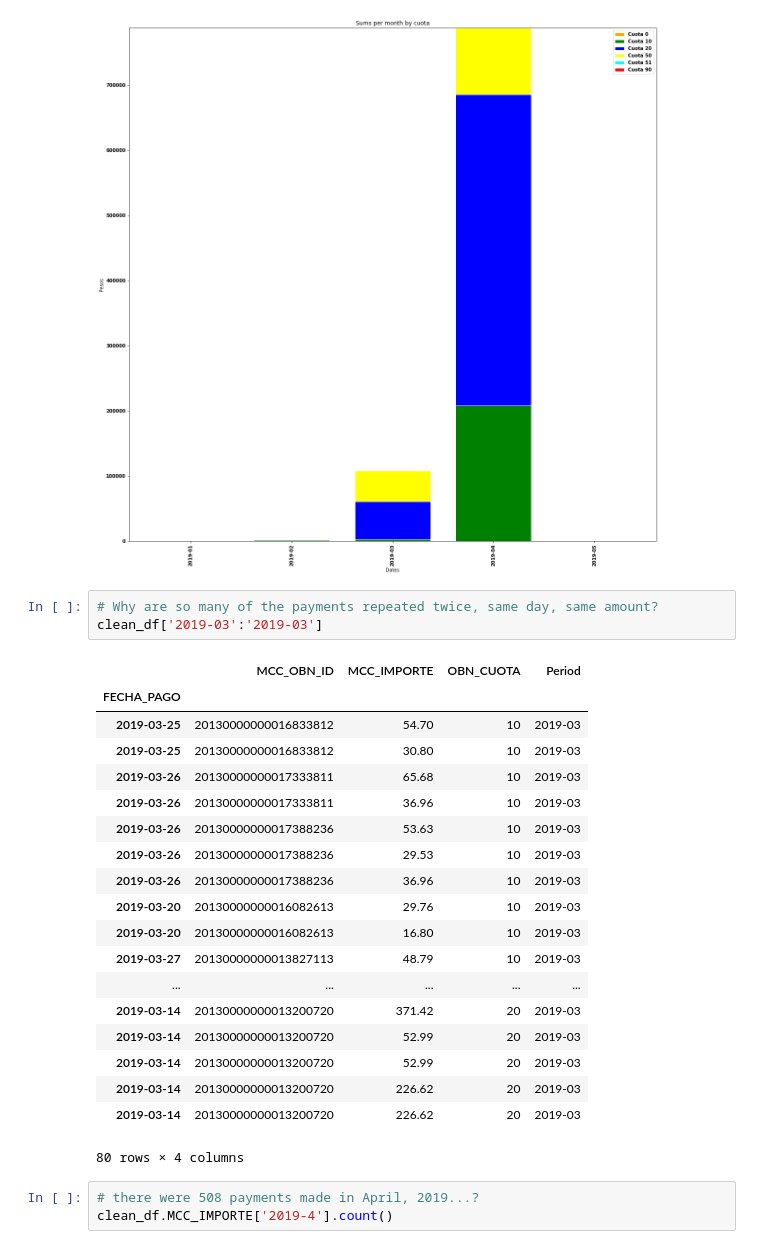
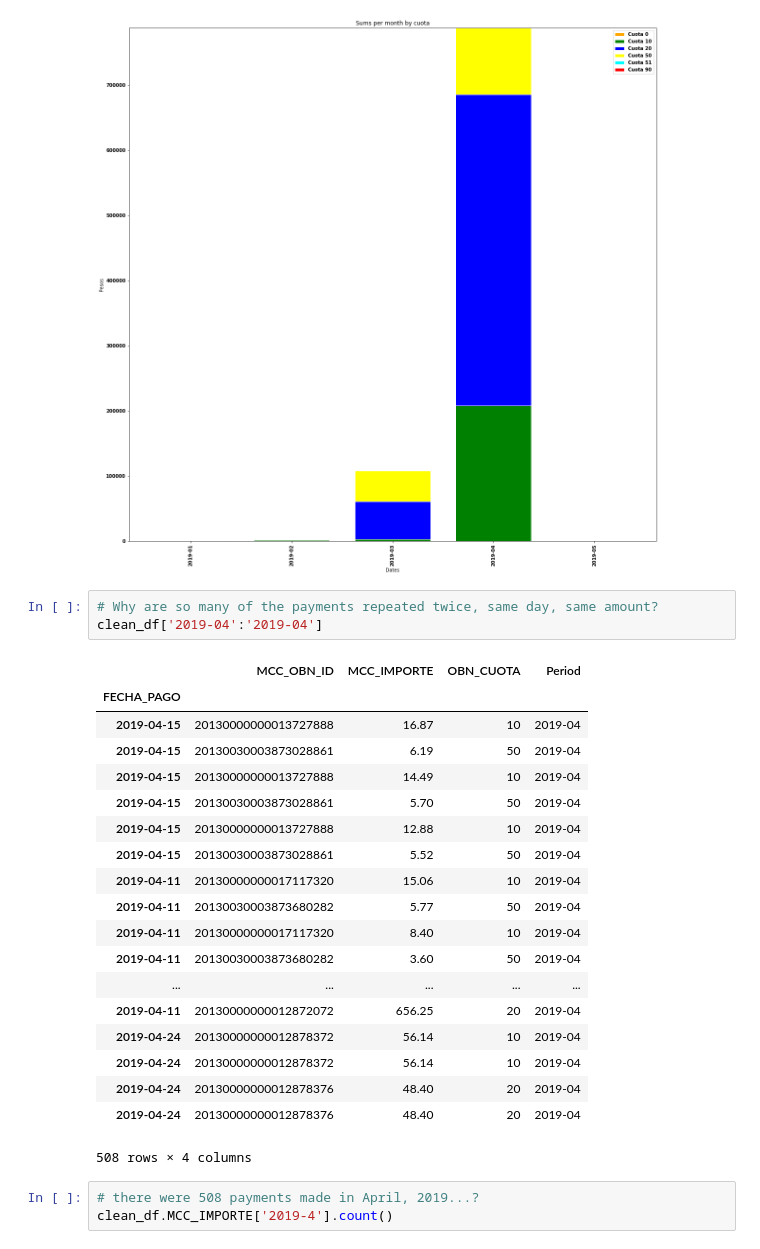
Before and after one commit to bubjanes/time_series_analysis, a Jupyter notebook: descriptive_analytics/stacked_bar_charts.ipynb, the cells around one changed output. Saved outputs shown, nothing was run; the diff lists cells and outputs as text.

```diff
--- a/descriptive_analytics/stacked_bar_charts.ipynb
+++ b/descriptive_analytics/stacked_bar_charts.ipynb
@@ -327,27 +327,27 @@ plt.show()
 [figure]
 # %%
 # Why are so many of the payments repeated twice, same day, same amount?
-clean_df['2019-03':'2019-03']
+clean_df['2019-04':'2019-04']
 # %% [output]
 |  | MCC_OBN_ID | MCC_IMPORTE | OBN_CUOTA | Period |
 | FECHA_PAGO |  |  |  |  |
-| 2019-03-25 | 20130000000016833812 | 54.70 | 10 | 2019-03 |
-| 2019-03-25 | 20130000000016833812 | 30.80 | 10 | 2019-03 |
-| 2019-03-26 | 20130000000017333811 | 65.68 | 10 | 2019-03 |
-| 2019-03-26 | 20130000000017333811 | 36.96 | 10 | 2019-03 |
-| 2019-03-26 | 20130000000017388236 | 53.63 | 10 | 2019-03 |
-| 2019-03-26 | 20130000000017388236 | 29.53 | 10 | 2019-03 |
-| 2019-03-26 | 20130000000017388236 | 36.96 | 10 | 2019-03 |
-| 2019-03-20 | 20130000000016082613 | 29.76 | 10 | 2019-03 |
-| 2019-03-20 | 20130000000016082613 | 16.80 | 10 | 2019-03 |
-| 2019-03-27 | 20130000000013827113 | 48.79 | 10 | 2019-03 |
+| 2019-04-15 | 20130000000013727888 | 16.87 | 10 | 2019-04 |
+| 2019-04-15 | 20130030003873028861 | 6.19 | 50 | 2019-04 |
+| 2019-04-15 | 20130000000013727888 | 14.49 | 10 | 2019-04 |
+| 2019-04-15 | 20130030003873028861 | 5.70 | 50 | 2019-04 |
+| 2019-04-15 | 20130000000013727888 | 12.88 | 10 | 2019-04 |
+| 2019-04-15 | 20130030003873028861 | 5.52 | 50 | 2019-04 |
+| 2019-04-11 | 20130000000017117320 | 15.06 | 10 | 2019-04 |
+| 2019-04-11 | 20130030003873680282 | 5.77 | 50 | 2019-04 |
+| 2019-04-11 | 20130000000017117320 | 8.40 | 10 | 2019-04 |
+| 2019-04-11 | 20130030003873680282 | 3.60 | 50 | 2019-04 |
 | ... | ... | ... | ... | ... |
-| 2019-03-14 | 20130000000013200720 | 371.42 | 20 | 2019-03 |
-| 2019-03-14 | 20130000000013200720 | 52.99 | 20 | 2019-03 |
-| 2019-03-14 | 20130000000013200720 | 52.99 | 20 | 2019-03 |
-| 2019-03-14 | 20130000000013200720 | 226.62 | 20 | 2019-03 |
-| 2019-03-14 | 20130000000013200720 | 226.62 | 20 | 2019-03 |
+| 2019-04-11 | 20130000000012872072 | 656.25 | 20 | 2019-04 |
+| 2019-04-24 | 20130000000012878372 | 56.14 | 10 | 2019-04 |
+| 2019-04-24 | 20130000000012878372 | 56.14 | 10 | 2019-04 |
+| 2019-04-24 | 20130000000012878376 | 48.40 | 20 | 2019-04 |
+| 2019-04-24 | 20130000000012878376 | 48.40 | 20 | 2019-04 |
-80 rows × 4 columns
+508 rows × 4 columns
 # %%
 # there were 508 payments made in April, 2019...?
 clean_df.MCC_IMPORTE['2019-4'].count()
```
Also changed, not shown: parts of 2 cells of this notebook, 1 other file.
